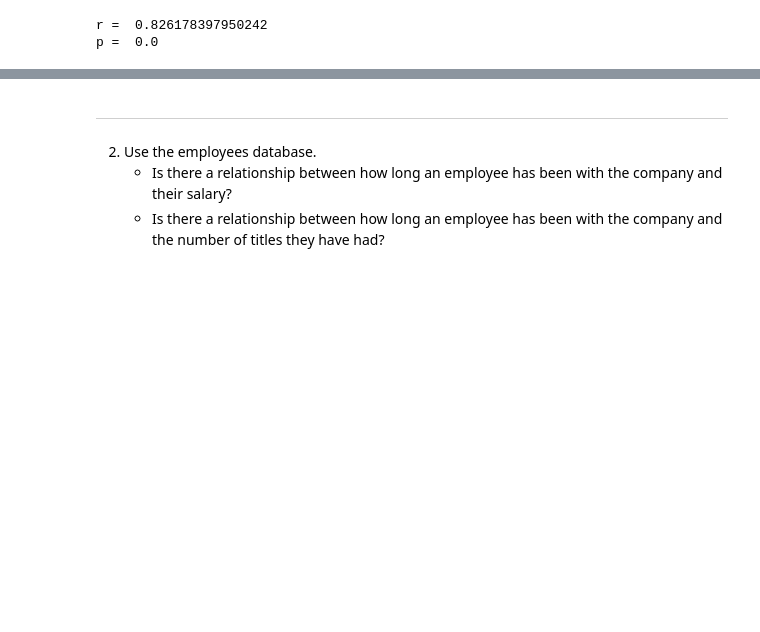
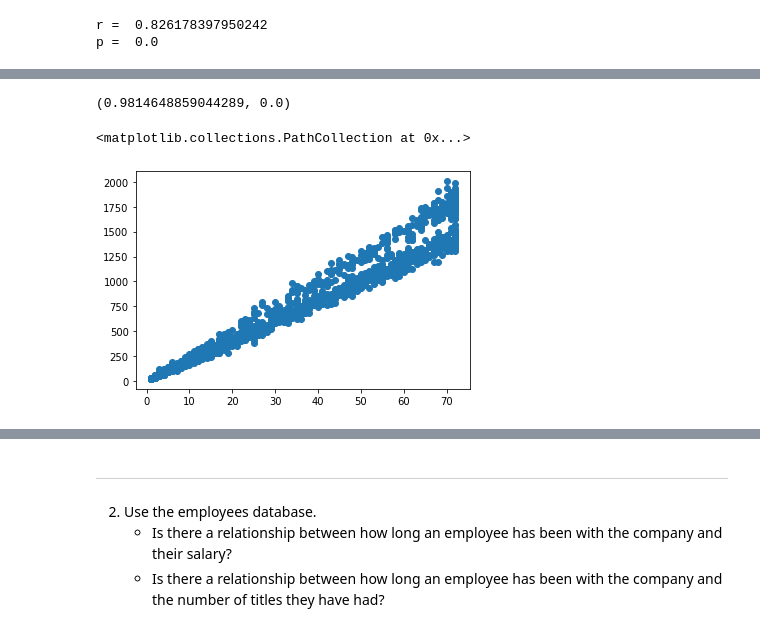
Before and after one commit to aleclhartman/statistics-exercises, a Jupyter notebook: hypothesis_testing.ipynb, the cells around one changed output, grey strips where cells are left out. Drawn from its saved outputs; the diff is of its cells as text; code cells hidden in the pictures; blank space fills up the shorter version.

```diff
--- a/hypothesis_testing.ipynb
+++ b/hypothesis_testing.ipynb
@@ -590,3 +617,15 @@ Because p (0.0) < alpha (0.05), we reject the null hypothesis that there is no l
 $H_0$: There is no linear relationship between tenure and total charges when controlling for phone service.
 
 $H_a$: There is a linear relationship between tenure and total charges when controlling for phone service.
+# %%
+# inner join is the default JOIN in MySQL
+customer_internet_query = """
+SELECT *
+FROM customers
+JOIN contract_types using(contract_type_id)
+JOIN internet_service_types using(internet_service_type_id)
+JOIN payment_types using(payment_type_id);
+"""
+
+customers_internet = pd.read_sql(customer_internet_query, telco_churn_url)
+customers_internet
@@ -592,0 +668,6 @@ $H_a$: There is a linear relationship between tenure and total charges when cont
+# %%
+# make any string with multiple spaces into an empty space value
+customers_internet.total_charges = customers_internet.total_charges.str.strip()
+
+# count the number of empty string entries
+customers_internet[customers_internet["total_charges"] == ""]
@@ -592,0 +688,6 @@ $H_a$: There is a linear relationship between tenure and total charges when cont
+# %%
+# remove those 11 rows
+customers_internet = customers_internet[customers_internet.total_charges != ""]
+
+# set the total_charges column to be a float
+customers_internet.total_charges = customers_internet.total_charges.astype(float)
@@ -592,0 +714,3 @@ $H_a$: There is a linear relationship between tenure and total charges when cont
+# %%
+phone_no_internet = customers_internet[(customers_internet.phone_service == "Yes") & (customers_internet.internet_service_type == "None")]
+phone_no_internet = phone_no_internet[["tenure", "monthly_charges", "total_charges"]]
@@ -592,0 +733,10 @@ $H_a$: There is a linear relationship between tenure and total charges when cont
+# %%
+r, p = stats.pearsonr(phone_no_internet.tenure, phone_no_internet.total_charges)
+r, p
+# %% [output]
+(0.9814648859044289, 0.0)
+# %%
+plt.scatter(phone_no_internet.tenure, phone_no_internet.total_charges)
+# %% [output]
+<matplotlib.collections.PathCollection at 0x...>
+[figure, added]
```
Also changed, not shown: parts of 36 cells of this notebook.
